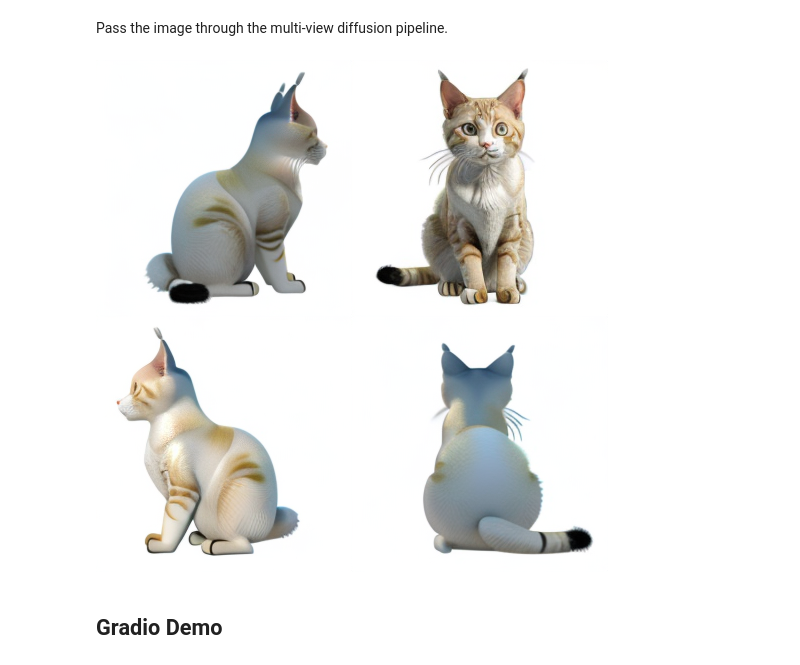
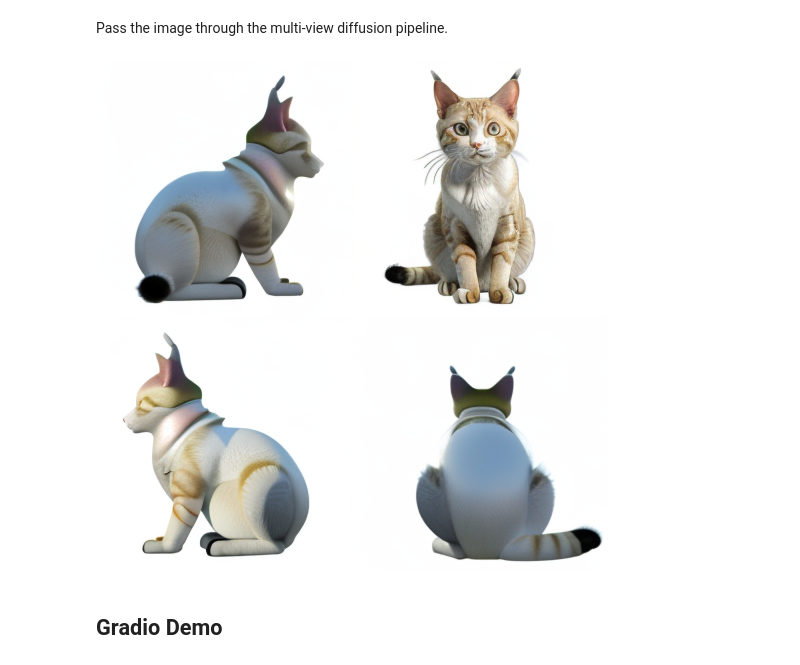
Before and after one commit to g1uLiax/uek259-ai, a Jupyter notebook: multi_view_diffusion.ipynb, the cells around one changed output. Drawn from its saved outputs; the diff is of its cells as text; code cells hidden in the pictures.

```diff
--- a/multi_view_diffusion.ipynb
+++ b/multi_view_diffusion.ipynb
@@ -39,7 +39,7 @@ import torch
 from diffusers import DiffusionPipeline
 
 multi_view_diffusion_pipeline = DiffusionPipeline.from_pretrained(
-    "dylanebert/multi-view-diffusion",
+    "ev1e/3dmodel",
     custom_pipeline="dylanebert/multi-view-diffusion",
     torch_dtype=torch.float16,
     trust_remote_code=True,
@@ -70,26 +70,30 @@ image
 Pass the image through the multi-view diffusion pipeline.
 # %%
 import numpy as np
+image_url = "https://huggingface.co/datasets/dylanebert/3d-arena/resolve/main/inputs/images/a_cat.jpg"
+response = requests.get(image_url)
+image = Image.open(BytesIO(response.content))
 
 def create_image_grid(images):
     images = [Image.fromarray((img * 255).astype("uint8")) for img in images]
 
     width, height = images[0].size
     grid_img = Image.new("RGB", (2 * width, 2 * height))
 
     grid_img.paste(images[0], (0, 0))
     grid_img.paste(images[1], (width, 0))
     grid_img.paste(images[2], (0, height))
     grid_img.paste(images[3], (width, height))
 
     return grid_img
 
 image = np.array(image, dtype=np.float32) / 255.0
 images = multi_view_diffusion_pipeline("", image, guidance_scale=5, num_inference_steps=30, elevation=0)
 
+
 create_image_grid(images)
 # %% [output]
-[figure, old version]
+[figure, new version]
 # %% [markdown]
 ## Gradio Demo
 # %%
```
Also changed, not shown: parts of 2 cells of this notebook.
